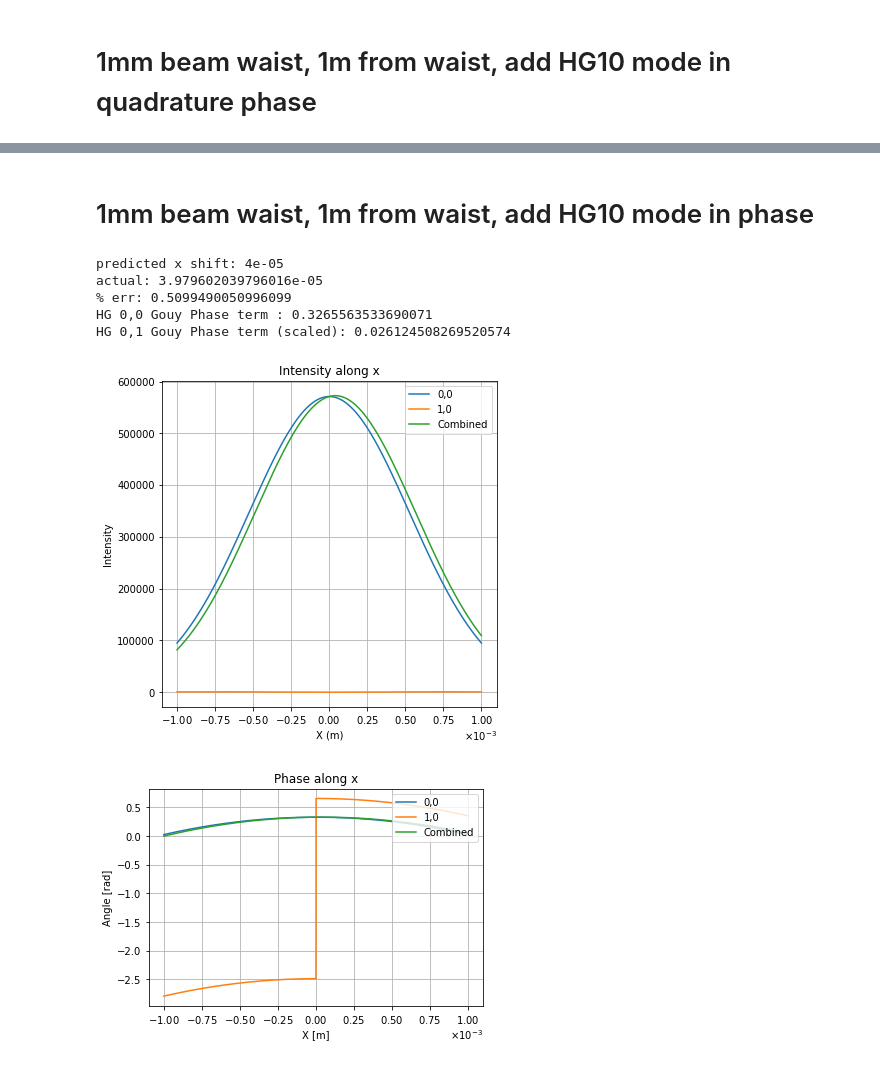
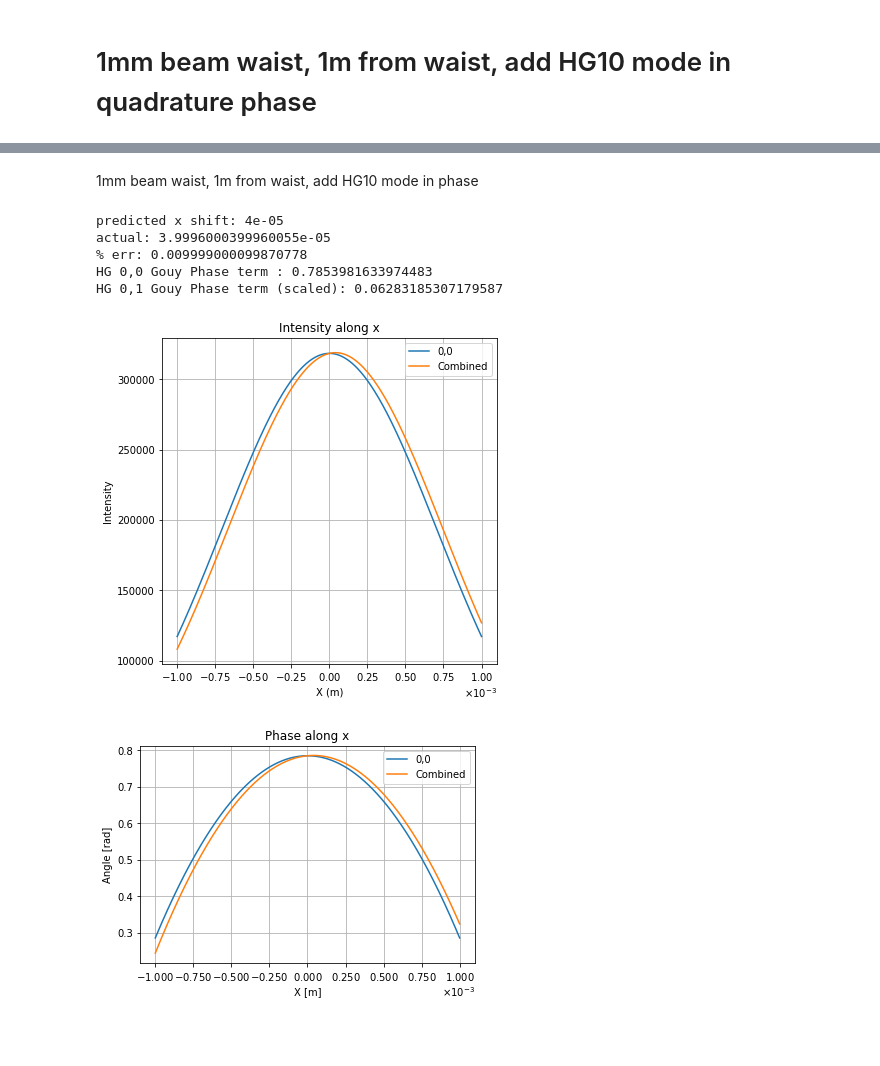
Before and after one commit to Edwards-Paul/Python-HG-Modes, a Jupyter notebook: HG Modes/Testing 1,0 Addition.ipynb, the cells around one changed output, grey strips where cells are left out. Saved outputs shown, nothing was run; the diff lists cells and outputs as text; code cells hidden in the pictures; blank space fills up the shorter version.

```diff
--- a/HG Modes/Testing 1,0 Addition.ipynb
+++ b/HG Modes/Testing 1,0 Addition.ipynb
@@ -1,9 +1,2 @@
 # %%
 import PauLisa as pl, numpy as np
-# %%
-a=pl.defaultParams
-b=pl.Plane(-1e-3,1e-3,40001,-1e-3,1e-3,3)
-c=pl.Plane(-1e-3,1e-3,10001,-1e-3,1e-3,3)
-
-print (c.getX()[5000])
-print (c.getY()[1])
@@ -380,42 +368,43 @@ Predicted: -0.027094537511964265 mm
 # %% [markdown]
-# 1mm beam waist, 1m from waist, add HG10 mode in phase
+1mm beam waist, 1m from waist, add HG10 mode in phase
 # %%
 # Re[a10]/a00 = delta s/wo , w0 = 1e-3
+
 
 a10 = .04
 a00 = 1
 
 m0 = pl.modes((0,0,a00))
 m1 = pl.modes((1,0,a10))
 m = pl.modes((1,0,1))
 m01 = pl.modes((0,0,a00),(1,0,a10))
 
-f0 =pl.calculate(a,c,m0,1)
-f1 =pl.calculate(a,c,m1,1)
-f01 = pl.calculate(a,c,m01,1)
-fa = pl.calculate(a,c,m,1)
+f0 =pl.calculate(a,c,m0,a.Zr)
+f1 =pl.calculate(a,c,m1,a.Zr)
+f01 = pl.calculate(a,c,m01,a.Zr)
+fa = pl.calculate(a,c,m,a.Zr)
 
-pl.intslicex(0,f0,f1,f01,labels=['0,0','1,0','Combined'])
-pl.phaseslicex(0,f0,f1,f01, labels=['0,0','1,0','Combined'])
+pl.intslicex(0,f0,f01,labels=['0,0','Combined'])
+pl.phaseslicex(0,f0,f01, labels=['0,0','Combined'] )
 
 
 
 pred_theta = theta*abs(a10)
 shift = pl.PeakInt(f01).x[0]-pl.PeakInt(f0).x[0]
 
 print ("predicted x shift: "+ str(pl.np.real(a10)/1*a.w0))
 print ("actual: " + str(pl.PeakInt(f01).x[0]-pl.PeakInt(f0).x[0]))
 print ("% err: " + str(((pl.np.real(a10)/1*a.w0)-(pl.PeakInt(f01).x[0]-pl.PeakInt(f0).x[0]))*100/(pl.np.real(a10)/1*a.w0)))
 
 
-print  ("HG 0,0 Gouy Phase term : " + str(np.angle((pl.e ** ((1j) * (0 + 1) * pl.gouy_phase(1, 1, a))))))
+print  ("HG 0,0 Gouy Phase term : " + str(np.angle((pl.e ** ((1j) * (0 + 1) * pl.gouy_phase(a.Zr, 1, a))))))
 
-print  ("HG 0,1 Gouy Phase term (scaled): " + str(a10*np.angle((pl.e ** ((1j) * (1 + 1) * pl.gouy_phase(1, 2, a))))))
+print  ("HG 0,1 Gouy Phase term (scaled): " + str(a10*np.angle((pl.e ** ((1j) * (1 + 1) * pl.gouy_phase(a.Zr, 2, a))))))
 # %% [output]
 predicted x shift: 4e-05
-actual: 3.979602039796016e-05
-% err: 0.5099490050996099
-HG 0,0 Gouy Phase term : 0.3265563533690071
-HG 0,1 Gouy Phase term (scaled): 0.026124508269520574
+actual: 3.9996000399960055e-05
+% err: 0.009999000099870778
+HG 0,0 Gouy Phase term : 0.7853981633974483
+HG 0,1 Gouy Phase term (scaled): 0.06283185307179587
-[figure, old version]
+[figure, new version]
-[figure, old version]
+[figure, new version]
```
Also changed, not shown: parts of 11 cells of this notebook, 3 other files.
